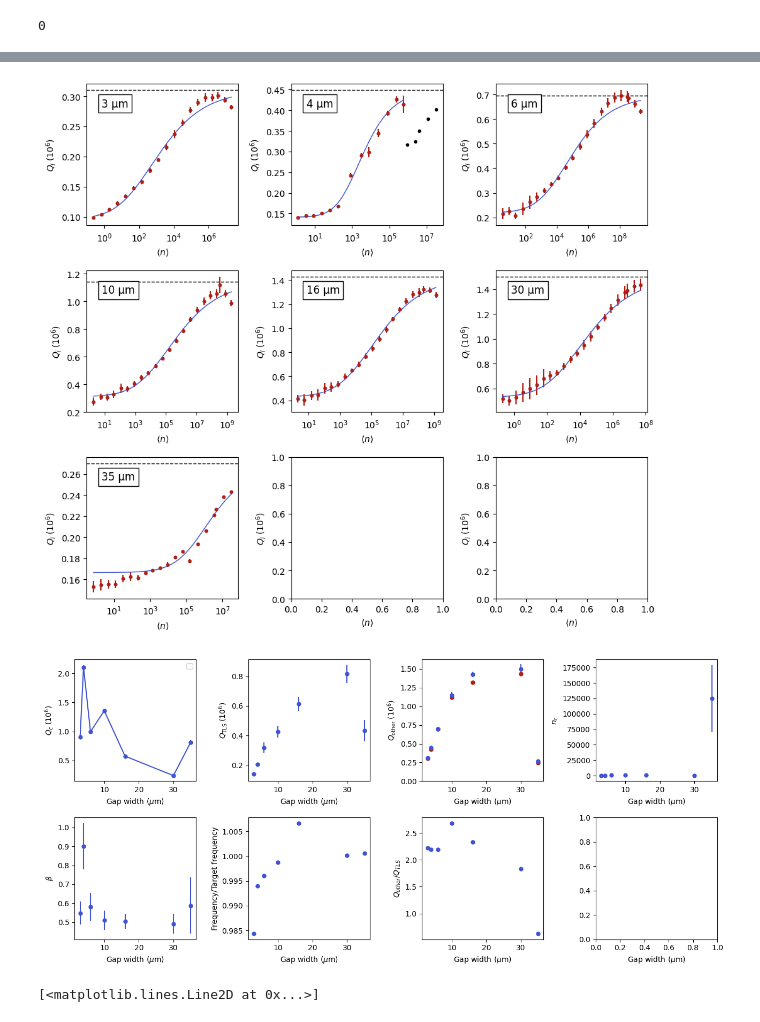
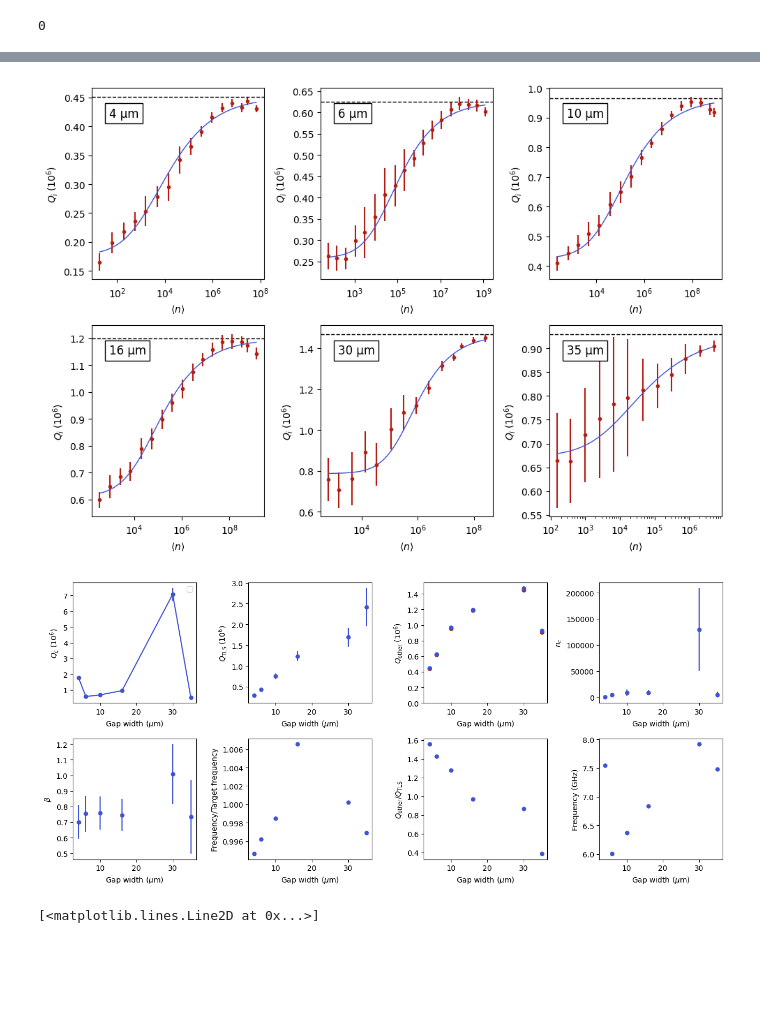
Before and after one commit to eesh-gupta/scresonators, a Jupyter notebook: fit_resonator/plot_fits_meas.ipynb, the cells around one changed output, grey strips where cells are left out. Saved outputs shown, nothing was run; the diff lists cells and outputs as text; code cells hidden in the pictures; blank space fills up the shorter version.

```diff
--- a/fit_resonator/plot_fits_meas.ipynb
+++ b/fit_resonator/plot_fits_meas.ipynb
@@ -31,8 +31,8 @@ cloud_folder = pth_base + 'My Drive/Projects/Materials/'
 #folder = 'Shared drives/SLab/JJ_fab/Coherence Sample/'
 pth = pth_base+folder
 img_pth = cloud_folder+'Outputs/Resonators/'
-#meas = 'silta8_slab'
-meas = 'silta8_jpa'
+meas = 'silta8_slab'
+#meas = 'silta8_jpa'
 # meas = 'siliconta7_res_sq'
 # %%
 with open('../mini.yml', 'r') as file:
@@ -75,7 +71,7 @@ print(csv_files_in_dir)
 coef = np.array([15, 16, 18, 27, 26, 29, 25.75])+1
 
 # slab
-#coef = np.array([4,7.75,10,15,16,18.2])
+coef = np.array([4,7.75,10,15,16,18.2])
 
 #coef = np.array([0, 0, 0, 0, 0, 0, 0])  # No correction for slab resonators
 for i, csv_file in enumerate(csv_files_in_dir):
@@ -132,30 +128,30 @@ coef = [0, 25]
 # %%
 # for slab
-max_photon = [1e8, 1.2e9, 8e8, 1.5e9, 2e9, 2e7]
+max_photon = [1e8, 1.2e9, 8e8, 1.5e9, 2e9, 1e7]
 min_photon = [1, 1, 1, 1, 1, 1]
 exclude = [None] * len(max_photon)  # Exclude all data points
 exclude[4]=[11]
 q_other_bounds = [np.inf, np.inf, np.inf, np.inf, 1.47e6, 0.93e6]  # Example bounds for Qoth
 # for jpa
-max_photon = [3e7, 0.9e6, 5e9, 5e9, 5e9, 2e10, 2e10]
-min_photon = [0.2, 1, 1, 1, 1, 0.2,0.2]
-q_other_bounds = [np.inf, np.inf, np.inf, np.inf, np.inf, 1.5e6, 0.265e6]  # Example bounds for Qoth
+# max_photon = [3e7, 0.9e6, 5e9, 5e9, 5e9, 2e10, 2e10]
+# min_photon = [0.2, 1, 1, 1, 1, 0.2,0.2]
+# q_other_bounds = [np.inf, np.inf, np.inf, np.inf, np.inf, 1.5e6, 0.265e6]  # Example bounds for Qoth
 
 # max_photon = [2e7, 5e5, 1e10, 5e9, 5e9, 2e10, 2e10]
 # min_photon = [0, 0, 0, 0, 0, 0, 0]
 
 #min_photon = [300, 1, 1, 1, 240000, 1000]
 #params,
 #cfg = ana_tls.fit_qi2(df_full, img_pth, name=img_name)
-#cfg = ana_tls.fit_qi2(df_full, img_pth, name=img_name, max_photon_vec=max_photon, min_photon_vec=min_photon, exclude=exclude, q_other_bounds=q_other_bounds, show_all=False, wide=False)
-cfg = ana_tls.fit_qi2(df_full, img_pth, name=img_name, max_photon_vec=max_photon, min_photon_vec=min_photon, show_all=True, wide=False, q_other_bounds=q_other_bounds)
+cfg = ana_tls.fit_qi2(df_full, img_pth, name=img_name, max_photon_vec=max_photon, min_photon_vec=min_photon, exclude=exclude, q_other_bounds=q_other_bounds, show_all=False, wide=False)
+#cfg = ana_tls.fit_qi2(df_full, img_pth, name=img_name, max_photon_vec=max_photon, min_photon_vec=min_photon, show_all=True, wide=False, q_other_bounds=q_other_bounds)
 # %% [output]
-[figure, old version]
+[figure, new version]
 # %%
 ana_tls.plot_res_pars([cfg], [''],img_pth, name=img_name)
 hy.save_np(cfg, img_pth+'Text/' +params['pth'][ind][0:-1] +params['meas'][ind] + '.yml')
 # %% [output]
-[figure, old version]
+[figure, new version]
 # %%
 plt.figure()
 plt.plot(cfg['pitch'], cfg['qother']/cfg['qtls0'],'o')
```
Also changed, not shown: parts of 2 cells of this notebook, 5 other files.
